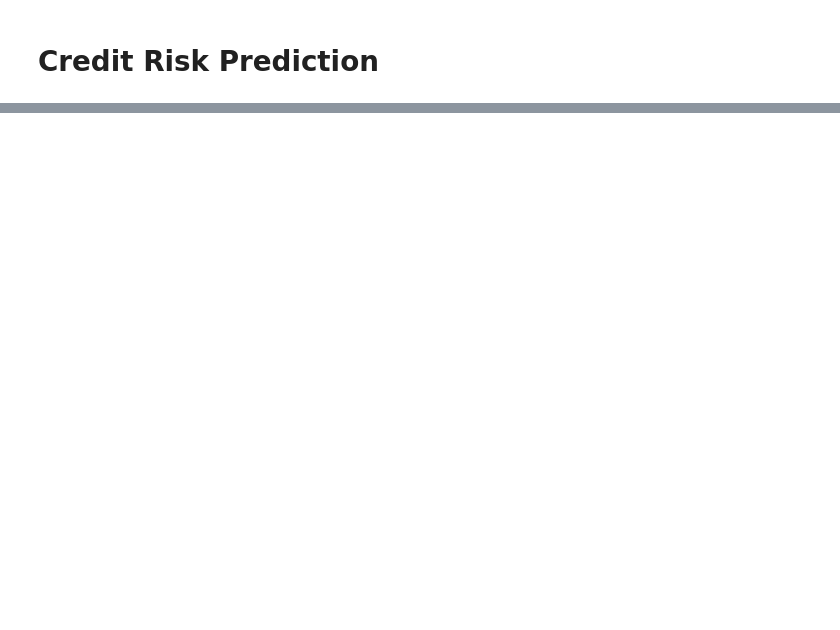
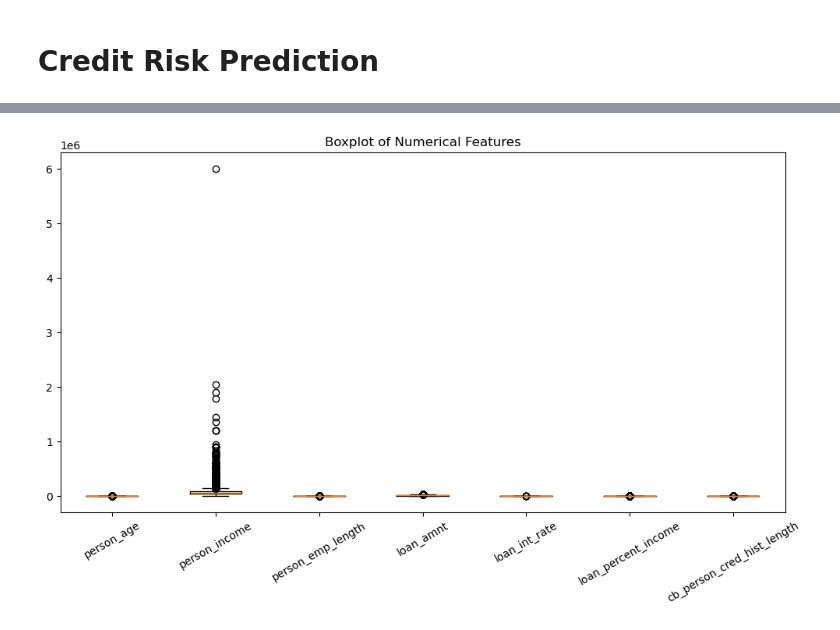
Before and after one commit to milanrai14/MachineLearning-Playground, a Jupyter notebook: CreditRiskPrediction/notebook/credit_risk.ipynb, the cells around one changed output, grey strips where cells are left out. Drawn from its saved outputs; the diff is of its cells as text; code cells hidden in the pictures; blank space fills up the shorter version.

```diff
--- a/CreditRiskPrediction/notebook/credit_risk.ipynb
+++ b/CreditRiskPrediction/notebook/credit_risk.ipynb
@@ -16,0 +131,22 @@ from sklearn.metrics import accuracy_score
+# %%
+# Numerical Features
+numerical_cols = ['person_age', 'person_income', 'person_emp_length', 'loan_amnt', 'loan_int_rate', 'loan_percent_income','cb_person_cred_hist_length']
+
+#Nominal Categorical features
+categorical_cols = ['person_home_ownership','loan_intent', 'cb_person_default_on_file']
+
+#ordinal feature
+ordinal_cols = ['loan_grade']
+# %%
+plt.figure(figsize=(12,6))
+
+plt.boxplot(
+    [df[col].dropna() for col in numerical_cols],
+    tick_labels=numerical_cols
+)
+
+plt.xticks(rotation=30)
+plt.title("Boxplot of Numerical Features")
+plt.show()
+# %% [output]
+[figure, added]
```
Also changed, not shown: parts of 19 cells of this notebook, 1 other file.
